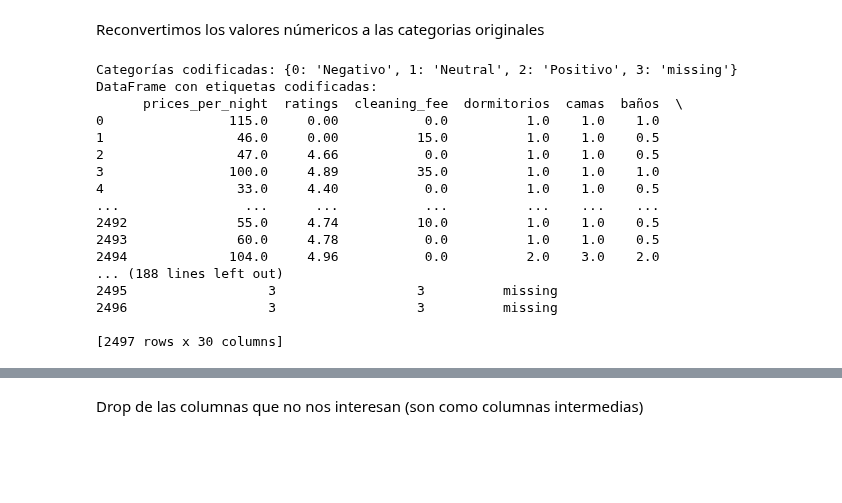
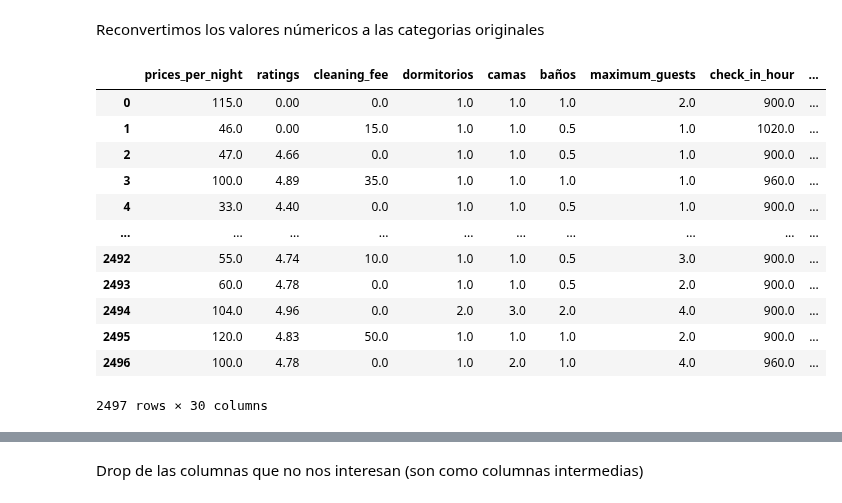
Before and after one commit to DiogoBernardoPT/Proyecto-Final-Bootcamp---Dream-Team, a Jupyter notebook: label_KNN_sentiment.ipynb, the cells around one changed output, grey strips where cells are left out. Drawn from its saved outputs; the diff is of its cells as text; code cells hidden in the pictures; blank space fills up the shorter version.

```diff
--- a/label_KNN_sentiment.ipynb
+++ b/label_KNN_sentiment.ipynb
@@ -57,23 +75,19 @@ Reconvertimos los valores númericos a las categorias originales
 # %%
 # Paso 4: Reconvertir los valores numéricos imputados a las categorías originales
 df['sentiment_imputed'] = df['sentiment_imputed'].round().astype(int)
 df['sentiment_final'] = label_encoder.inverse_transform(df['sentiment_imputed'])
-df.head()
+df
 # %% [output]
+|  | prices_per_night | ratings | cleaning_fee | dormitorios | camas | baños | maximum_guests | check_in_hour | ... |
+| 0 | 115.0 | 0.00 | 0.0 | 1.0 | 1.0 | 1.0 | 2.0 | 900.0 | ... |
+| 1 | 46.0 | 0.00 | 15.0 | 1.0 | 1.0 | 0.5 | 1.0 | 1020.0 | ... |
+| 2 | 47.0 | 4.66 | 0.0 | 1.0 | 1.0 | 0.5 | 1.0 | 900.0 | ... |
+| 3 | 100.0 | 4.89 | 35.0 | 1.0 | 1.0 | 1.0 | 1.0 | 960.0 | ... |
+| 4 | 33.0 | 4.40 | 0.0 | 1.0 | 1.0 | 0.5 | 1.0 | 900.0 | ... |
+| ... | ... | ... | ... | ... | ... | ... | ... | ... | ... |
+| 2492 | 55.0 | 4.74 | 10.0 | 1.0 | 1.0 | 0.5 | 3.0 | 900.0 | ... |
+| 2493 | 60.0 | 4.78 | 0.0 | 1.0 | 1.0 | 0.5 | 2.0 | 900.0 | ... |
+| 2494 | 104.0 | 4.96 | 0.0 | 2.0 | 3.0 | 2.0 | 4.0 | 900.0 | ... |
+| 2495 | 120.0 | 4.83 | 50.0 | 1.0 | 1.0 | 1.0 | 2.0 | 900.0 | ... |
+| 2496 | 100.0 | 4.78 | 0.0 | 1.0 | 2.0 | 1.0 | 4.0 | 960.0 | ... |
-Categorías codificadas: {0: 'Negativo', 1: 'Neutral', 2: 'Positivo', 3: 'missing'}
-DataFrame con etiquetas codificadas:
-      prices_per_night  ratings  cleaning_fee  dormitorios  camas  baños  \
-0                115.0     0.00           0.0          1.0    1.0    1.0
-1                 46.0     0.00          15.0          1.0    1.0    0.5
-2                 47.0     4.66           0.0          1.0    1.0    0.5
-3                100.0     4.89          35.0          1.0    1.0    1.0
-4                 33.0     4.40           0.0          1.0    1.0    0.5
-...                ...      ...           ...          ...    ...    ...
-2492              55.0     4.74          10.0          1.0    1.0    0.5
-2493              60.0     4.78           0.0          1.0    1.0    0.5
-2494             104.0     4.96           0.0          2.0    3.0    2.0
-... (188 lines left out)
-2495                  3                  3          missing
-2496                  3                  3          missing
-
-[2497 rows x 30 columns]
+2497 rows × 30 columns
```
Also changed, not shown: parts of 13 cells of this notebook.
